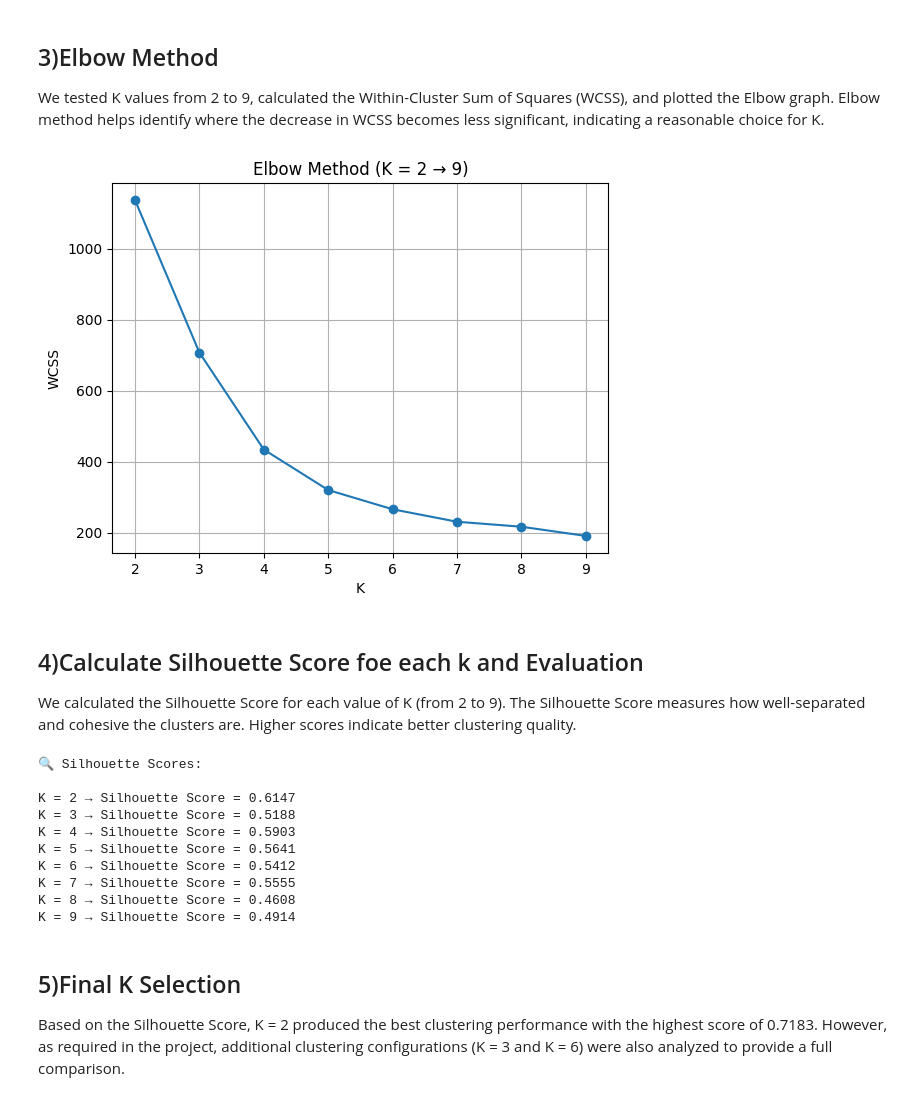
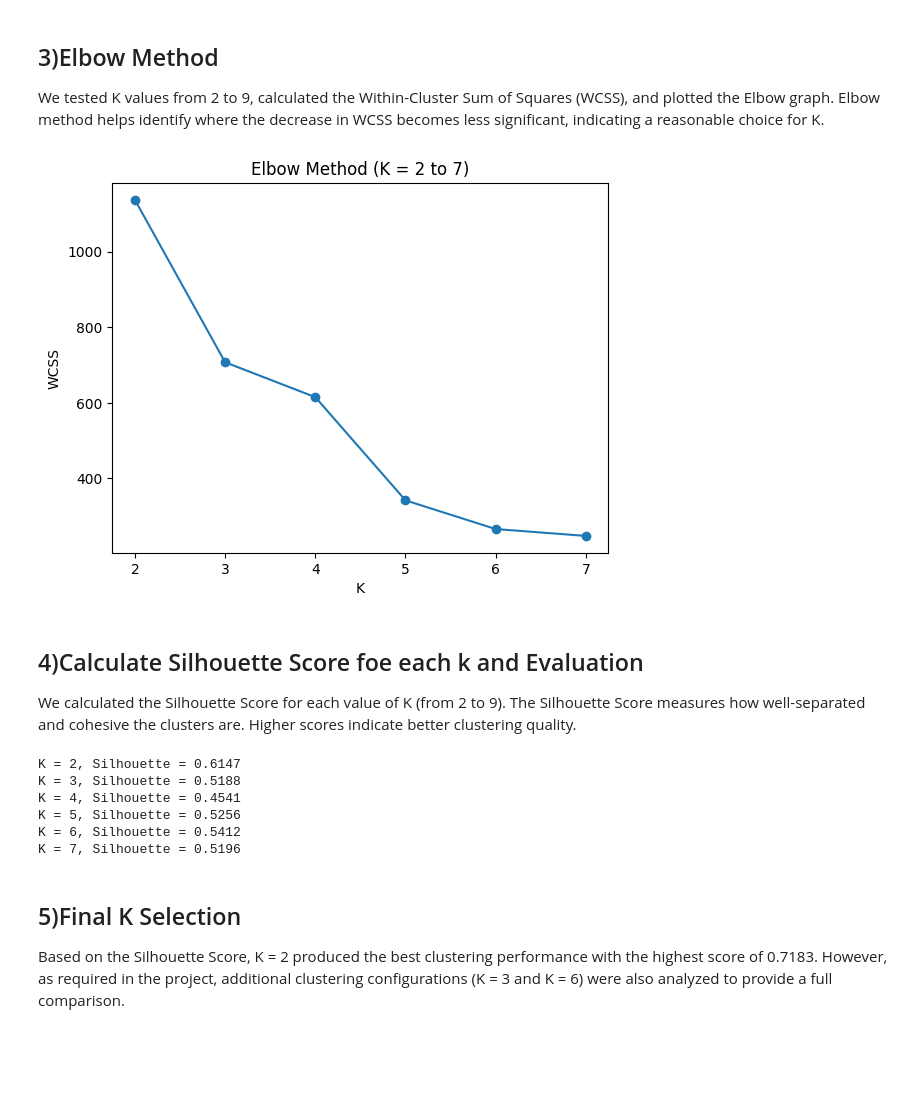
Before and after one commit to WajdAlsuhaymi/IT326-DataMining-Group2, a Jupyter notebook: Reports/Phase3.ipynb, the cells around one changed output. Saved outputs shown, nothing was run; the diff lists cells and outputs as text; code cells hidden in the pictures; blank space fills up the shorter version.

```diff
--- a/Reports/Phase3.ipynb
+++ b/Reports/Phase3.ipynb
@@ -662,54 +467,54 @@ df_cluster.head()
+# %%
+import pandas as pd
+from sklearn.cluster import KMeans
+from sklearn.metrics import silhouette_score
+import matplotlib.pyplot as plt
+
+df = pd.read_csv("Preprocessed_dataset.csv")
+
+# حذف الكلاس ليبل
+df_clustering = df.drop(columns=["Dominant_Emotion"])
 # %% [markdown]
 ## 3)Elbow Method
 We tested K values from 2 to 9, calculated the Within-Cluster Sum of Squares (WCSS), and plotted the Elbow graph.
 Elbow method helps identify where the decrease in WCSS becomes less significant, indicating a reasonable choice for K.
 # %%
-from sklearn.cluster import KMeans
-import matplotlib.pyplot as plt
+wcss = []
+K_range = range(2, 8)  # من 2 إلى 7
 
-wcss = []
-
-for k in range(2, 10):
-    kmeans = KMeans(n_clusters=k, random_state=42, n_init=10)
-    kmeans.fit(df_cluster)
+for k in K_range:
+    kmeans = KMeans(n_clusters=k, random_state=42)
+    kmeans.fit(df_clustering)
     wcss.append(kmeans.inertia_)
 
-plt.plot(range(2, 10), wcss, marker='o')
-plt.title("Elbow Method (K = 2 → 9)")
+plt.plot(K_range, wcss, marker='o')
+plt.title("Elbow Method (K = 2 to 7)")
 plt.xlabel("K")
 plt.ylabel("WCSS")
-plt.grid(True)
 plt.show()
 # %% [output]
-[figure, old version]
+[figure, new version]
 # %% [markdown]
 ## 4)Calculate Silhouette Score foe each k and Evaluation
 We calculated the Silhouette Score for each value of K (from 2 to 9).
 The Silhouette Score measures how well-separated and cohesive the clusters are.
 Higher scores indicate better clustering quality.
 # %%
-from sklearn.metrics import silhouette_score
+silhouette_scores = []
 
-k_values = range(2, 10)
-
-print("🔍 Silhouette Scores:\n")
-
-for k in k_values:
-    kmeans = KMeans(n_clusters=k, random_state=42, n_init=10)
-    labels = kmeans.fit_predict(df_cluster)
-    score = silhouette_score(df_cluster, labels)
-    print(f"K = {k} → Silhouette Score = {score:.4f}")
+for k in K_range:  # نفس K_range = range(2, 8)
+    kmeans = KMeans(n_clusters=k, random_state=42)
+    labels = kmeans.fit_predict(df_clustering)
+    sil = silhouette_score(df_clustering, labels)
+    silhouette_scores.append([k, sil])
+    print(f"K = {k}, Silhouette = {sil:.4f}")
 # %% [output]
-🔍 Silhouette Scores:
-
-K = 2 → Silhouette Score = 0.6147
-K = 3 → Silhouette Score = 0.5188
-K = 4 → Silhouette Score = 0.5903
-K = 5 → Silhouette Score = 0.5641
-K = 6 → Silhouette Score = 0.5412
-K = 7 → Silhouette Score = 0.5555
-K = 8 → Silhouette Score = 0.4608
-K = 9 → Silhouette Score = 0.4914
+K = 2, Silhouette = 0.6147
+K = 3, Silhouette = 0.5188
+K = 4, Silhouette = 0.4541
+K = 5, Silhouette = 0.5256
+K = 6, Silhouette = 0.5412
+K = 7, Silhouette = 0.5196
 # %% [markdown]
 ## 5)Final K Selection
 Based on the Silhouette Score, K = 2 produced the best clustering performance with the highest score of 0.7183.
```
Also changed, not shown: parts of 28 cells of this notebook.
